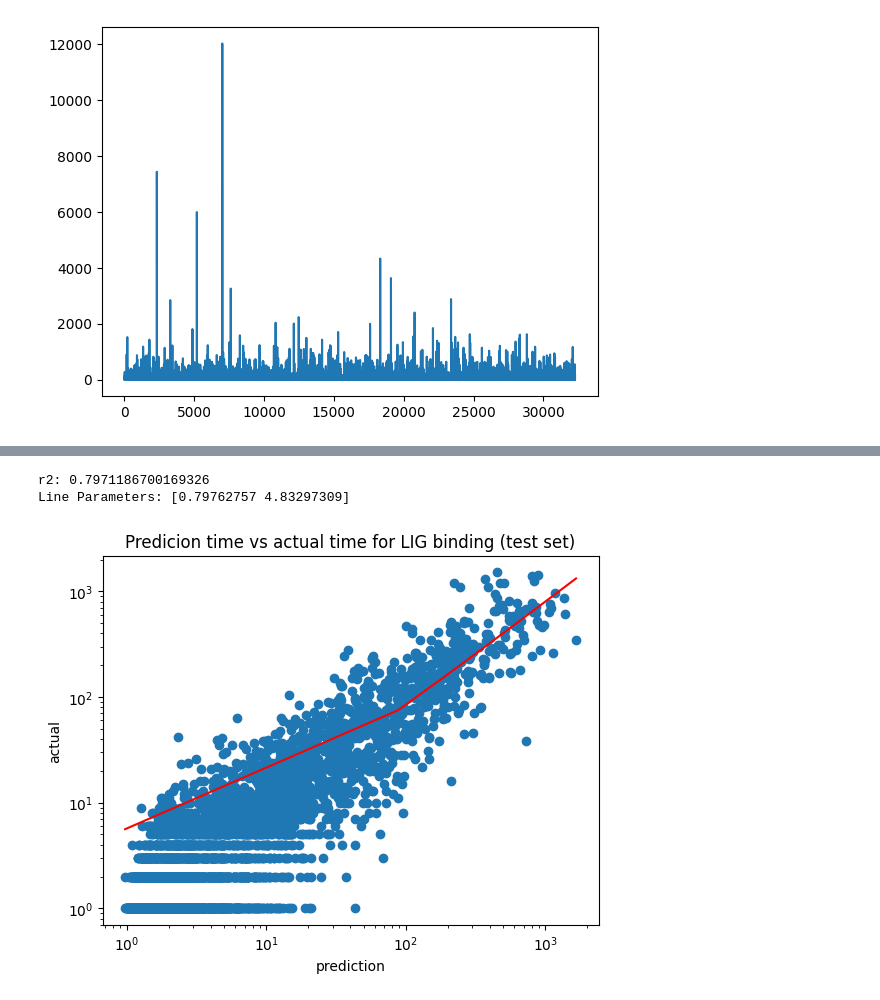
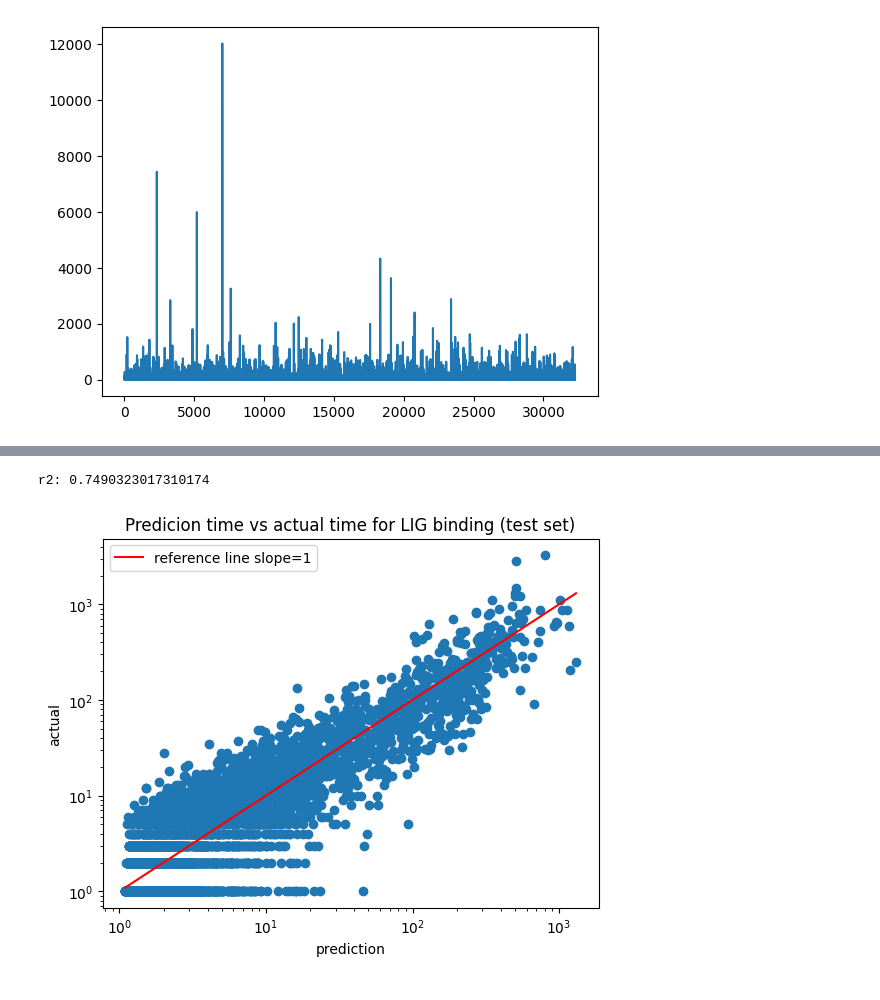
Before and after one commit to jack-mcmahon/Binding_Time_Prediction, a Jupyter notebook: av_res_time_regression.ipynb, the cells around one changed output, grey strips where cells are left out. Cells and saved outputs as stored; diff of their text form; code cells hidden in the pictures.

```diff
--- a/av_res_time_regression.ipynb
+++ b/av_res_time_regression.ipynb
@@ -99,10 +104,25 @@ plt.plot(ploteventsintime)
 # mean = np.mean(mapping)
 # print(std, mean)
 # mapping = (mapping - mean)/std
-print(mapping)
+# print(mapping)
 
 print(np.max(mapping))
 print(np.min(mapping))
-logmapping = np.log(mapping)
-print(logmapping)
+logmapping =  np.log(mapping)
+
+# std = np.std(logmapping)
+# mean = np.mean(logmapping)
+# print(std, mean)
+# logmapping = (logmapping - mean)/std
+
+
+# print(logmapping)
+
+# print(np.mean(dmat, 0))
+# print(np.std(dmat, 0))
+
+amean = np.mean(avg, 0)
+astd = np.std(avg, 0)
+
+avg = (avg - amean)/astd
 # %% [output]
@@ -170,12 +188,18 @@ tensor([[4.5643],
 device = torch.device("cuda:0" if torch.cuda.is_available() else "cpu")
 
 model = nn.Sequential(
-    nn.Linear(20, 128),
+    nn.Linear(20, 256),
     nn.ReLU(),
-    nn.Linear(128, 256),
+    nn.Dropout(0.1),
+    nn.Linear(256, 512),
     nn.ReLU(),
+    nn.Dropout(0.1),
+    nn.Linear(512, 256),
+    nn.ReLU(),
+    nn.Dropout(0.1),
     nn.Linear(256, 128),
     nn.ReLU(),
+    nn.Dropout(0.1),
     nn.Linear(128, 1)
 )
 optimizer = torch.optim.Adam(model.parameters(), lr=0.001,
@@ -259,5 +283,5 @@ def train_model(model, optimizer, num_epochs=25):
     # model.load_state_dict(torch.load(best_model_params_path))
     return model, all_preds, all_labels
 # %%
-trained_model, ap, al = train_model(model, optimizer, num_epochs=30)
+trained_model, ap, al = train_model(model, optimizer, num_epochs=20)
 # %% [output]
@@ -473,20 +491,19 @@ predicted [[1.0599201]] real: [[1.]]
 # %%
 plt.scatter(ap2,al2)
 plt.xscale("log")
 plt.yscale("log")
 r=np.corrcoef(ap2[:,0], al2[:,0])
 print("r2:",r[0,1])
 
-line_fit=np.polyfit(ap2[:,0], al2[:,0], 1)
+# line_fit=np.polyfit(ap2[:,0], al2[:,0], 1)
 x = np.linspace(min(ap2[:,0]), max(ap2[:,0]),20)
-y = line_fit[0]*x+line_fit[1]
-print("Line Parameters:",line_fit)
-plt.plot(x,y,c='r',label='best fit line')
+y = 1*x
+plt.plot(x,y,c='r', label='reference line slope=1')
 plt.title("Predicion time vs actual time for LIG binding (test set)")
 plt.ylabel('actual')
+plt.legend()
 plt.xlabel('prediction')
 plt.show()
 # %% [output]
-r2: 0.7971186700169326
-Line Parameters: [0.79762757 4.83297309]
+r2: 0.7490323017310174
-[figure, old version]
+[figure, new version]
```
Also changed, not shown: parts of 23 cells of this notebook.
